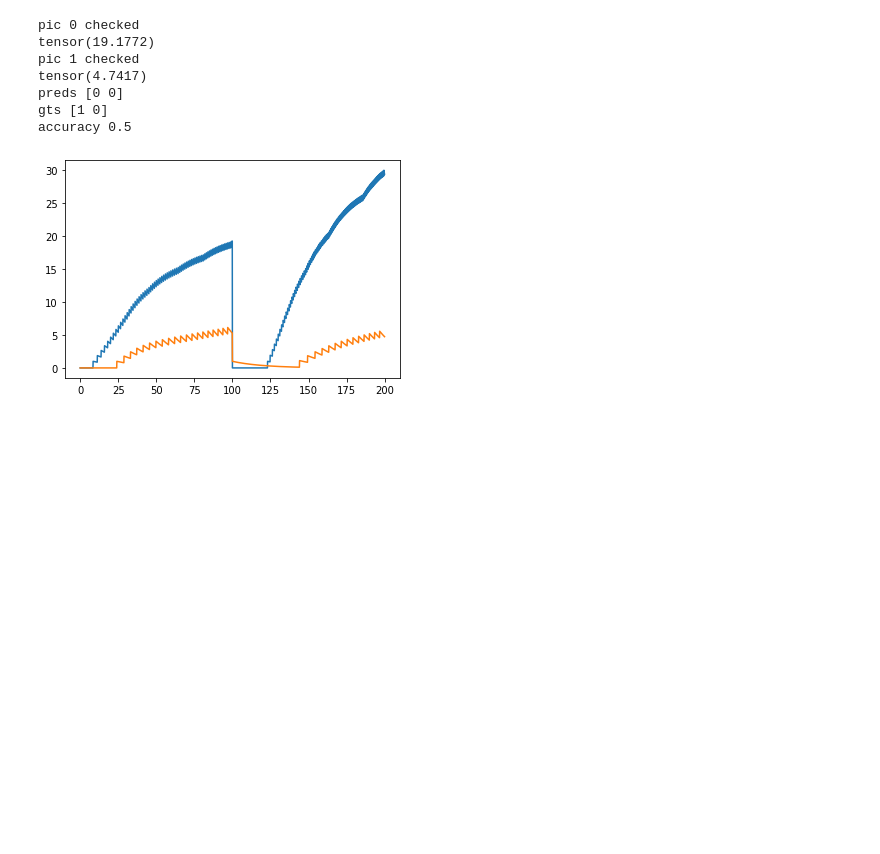
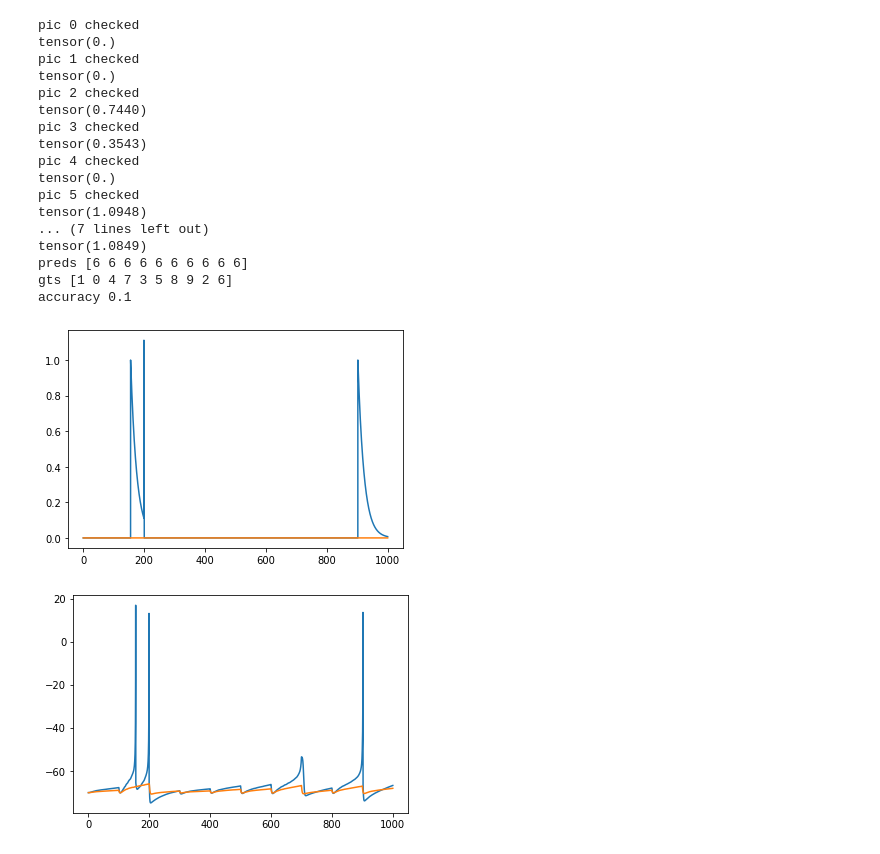
Before and after one commit to iamkg0/snn_with_cuda, a Jupyter notebook: cuda_test.ipynb, the cells around one changed output. Cells and saved outputs as stored; diff of their text form; code cells hidden in the pictures; blank space fills up the shorter version.

```diff
--- a/cuda_test.ipynb
+++ b/cuda_test.ipynb
@@ -41,10 +41,10 @@ def data_preparation(train_X, train_y, denominator=5):
     return train_data, test_data
 
 
-data_X, data_y = visualize_image()
+data_X, data_y = visualize_image(8)
 
 train_data, test_data = data_preparation(data_X, data_y)
 
-iter_num = 30
+iter_num = 1
 pics = [0,1,3,6,7,8,10,11,16,21]
 # %% [output]
@@ -53,21 +53,23 @@ Label = 7
 # %%
 torch.random.manual_seed(42)
 pics = [0,1]
-in_layer = Input_layer(device=device, size=28*28, g=.001, assymetry=2.05, learning_rate=.1, resolution=.1)
+pics = [0,1,3,6,7,8,10,11,16,21]
+#pics = [1,8]
+in_layer = Input_layer(device=device, size=28*28, g=.01, assymetry=2.05, learning_rate=.01, resolution=.1)
 out_layer = Output_layer(device=device, size=len(pics), resolution=.1)
 in_layer.make_connections(out_layer)
-for epoch in range(10):
+for epoch in range(3):
     for i in range(len(pics)):
         #print(train_data[i][0])
-        signal = torch.tensor(train_data[i][0]) * 0.05
+        signal = torch.tensor(train_data[pics[i]][0]) * 0.06
         #print(signal.max(), signal.min())
         signal.to(device)
         #signal = (signal - signal.min()) / (signal.max() - signal.min())
         for time in range(int(70//.1)):
             in_layer.apply_current(signal=signal)
-            _ = in_layer.behave()
+            #_ = in_layer.behave()
             in_layer.transmit_current()
-            out_layer.I[pics[i]] += 9
+            out_layer.I[train_data[pics[i]][1]] += 11
             _ = out_layer.behave()
             out_layer.drop_impulse()
             in_layer.normalize_weights()
@@ -88,6 +83,8 @@ epoch 9 passed
 # %%
 imp0 = []
 imp1 = []
+volt0 = []
+volt1 = []
 
 preds = []
 gts = []
@@ -95,45 +92,61 @@ in_layer.update_weights = False
 for i in range(len(pics)):
     curs = torch.zeros(len(pics))
     curs.to(device)
-    signal = torch.tensor(train_data[i][0])
+    signal = torch.tensor(train_data[pics[i]][0]) * 0.06
     signal.to(device)
     #signal = (signal - signal.min()) / (signal.max() - signal.min())
     for time in range(int(100//.1) + 1):
         in_layer.apply_current(signal=signal)
-        _ = in_layer.behave()
+        #_ = in_layer.behave()
         in_layer.transmit_current()
         _ = out_layer.behave()
         curs += out_layer.I
         imp0.append(out_layer.impulse[0].item())
         imp1.append(out_layer.impulse[1].item())
+        volt0.append(out_layer.v[0].item())
+        volt1.append(out_layer.v[1].item())
     preds.append(torch.argmax(curs).item())
-    gts.append(train_data[i][1])
+    gts.append(train_data[pics[i]][1])
     print(f'pic {i} checked')
     print(out_layer.impulse[i])
     in_layer.reboot_variables()
     out_layer.reboot_variables()
 preds = np.array(preds)
 gts = np.array(gts)
 correct = np.sum(preds == gts)
 accuracy = correct / len(pics)
 print(f'preds {preds}')
 print(f'gts {gts}')
 print(f'accuracy {accuracy}')
 
 x = np.arange(len(imp0)) * .1
 plt.figure()
 plt.plot(x, imp0)
 plt.plot(x, imp1)
+plt.figure()
+plt.plot(x, volt0)
+plt.plot(x, volt1)
 plt.show()
 # %% [output]
 pic 0 checked
-tensor(19.1772)
+tensor(0.)
 pic 1 checked
-tensor(4.7417)
-preds [0 0]
-gts [1 0]
-accuracy 0.5
+tensor(0.)
+pic 2 checked
+tensor(0.7440)
+pic 3 checked
+tensor(0.3543)
+pic 4 checked
+tensor(0.)
+pic 5 checked
+tensor(1.0948)
+... (7 lines left out)
+tensor(1.0849)
+preds [6 6 6 6 6 6 6 6 6 6]
+gts [1 0 4 7 3 5 8 9 2 6]
+accuracy 0.1
-[figure, old version]
+[figure, new version]
+[figure, added]
 # %%
 torch.random.manual_seed(42)
 inimp0 = []
```
Also changed, not shown: parts of 5 cells of this notebook, 4 other files.
